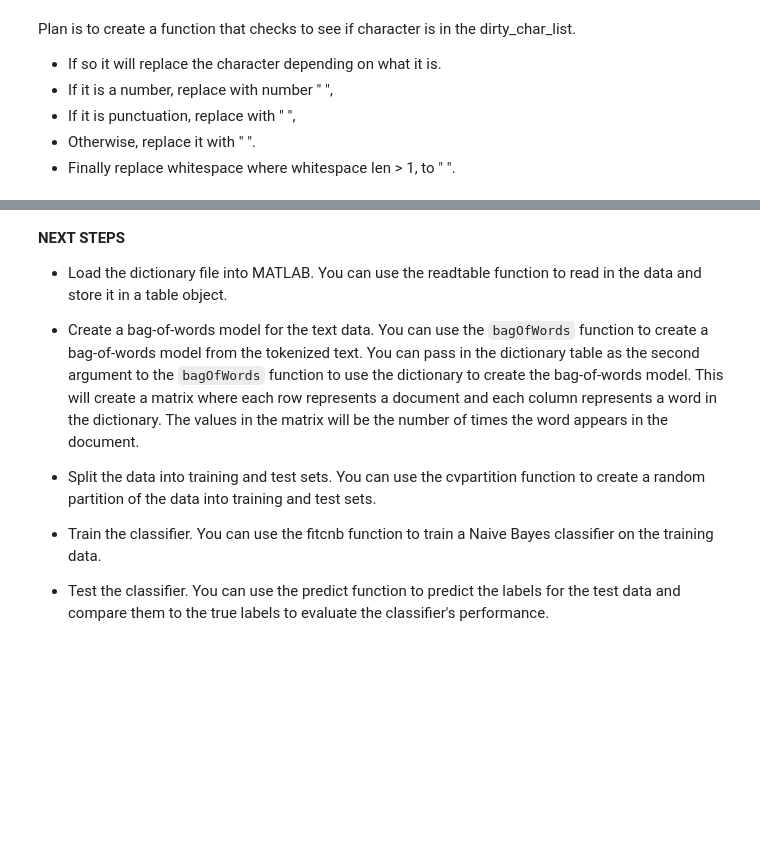
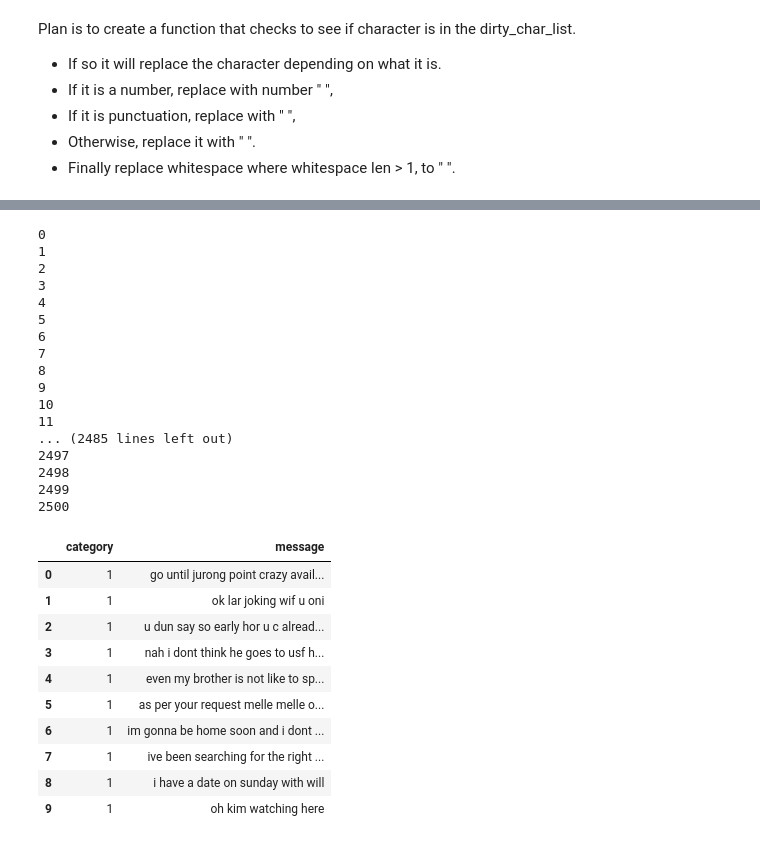
Before and after one commit to smbalf/MATLAB, a Jupyter notebook: preprocessing.ipynb, the cells around one changed output, grey strips where cells are left out. Saved outputs shown, nothing was run; the diff lists cells and outputs as text; code cells hidden in the pictures; blank space fills up the shorter version.

```diff
--- a/preprocessing.ipynb
+++ b/preprocessing.ipynb
@@ -124 +206,22 @@ print(sorted_dict)
+# %%
+for word in freq_word_list:
+    print(freq_word_list.index(word))
+# %% [output]
+0
+1
+2
+3
+4
+5
+6
+7
+8
+9
+10
+11
+... (2485 lines left out)
+2497
+2498
+2499
+2500
 # %%
@@ -128,9 +239,27 @@ with open("dictionary.txt", 'w') as f:
-# %% [markdown]
-**NEXT STEPS**
-
-* Load the dictionary file into MATLAB. You can use the readtable function to read in the data and store it in a table object.
-
-* Create a bag-of-words model for the text data. You can use the `bagOfWords` function to create a bag-of-words model from the tokenized text. You can pass in the dictionary table as the second argument to the `bagOfWords` function to use the dictionary to create the bag-of-words model. This will create a matrix where each row represents a document and each column represents a word in the dictionary. The values in the matrix will be the number of times the word appears in the document.
-* Split the data into training and test sets. You can use the cvpartition function to create a random partition of the data into training and test sets.
-* Train the classifier. You can use the fitcnb function to train a Naive Bayes classifier on the training data.
-* Test the classifier. You can use the predict function to predict the labels for the test data and compare them to the true labels to evaluate the classifier's performance.
+# %%
+a_data = pd.read_csv("eq_nonspam_train.csv")
+b_data = pd.read_csv("eq_nonspam_test.csv")
+c_data = pd.read_csv("eq_spam_train.csv")
+d_data = pd.read_csv("eq_spam_test.csv")
+
+nstrain_df = pd.DataFrame(a_data)
+nstest_df = pd.DataFrame(b_data)
+strain_df = pd.DataFrame(c_data)
+stest_df = pd.DataFrame(d_data)
+# %%
+train_df = pd.concat([nstrain_df, strain_df]).reset_index(drop=True) #1046 x 2
+test_df = pd.concat([nstest_df, stest_df]).reset_index(drop=True) #444 x 2
+# %%
+train_df.head(10)
+# %% [output]
+|  | category | message |
+| 0 | 1 | go until jurong point crazy avail... |
+| 1 | 1 | ok lar joking wif u oni |
+| 2 | 1 | u dun say so early hor u c alread... |
+| 3 | 1 | nah i dont think he goes to usf h... |
+| 4 | 1 | even my brother is not like to sp... |
+| 5 | 1 | as per your request melle melle o... |
+| 6 | 1 | im gonna be home soon and i dont ... |
+| 7 | 1 | ive been searching for the right ... |
+| 8 | 1 | i have a date on sunday with will |
+| 9 | 1 | oh kim watching here |
```
Also changed, not shown: parts of 22 cells of this notebook, 19 other files.
